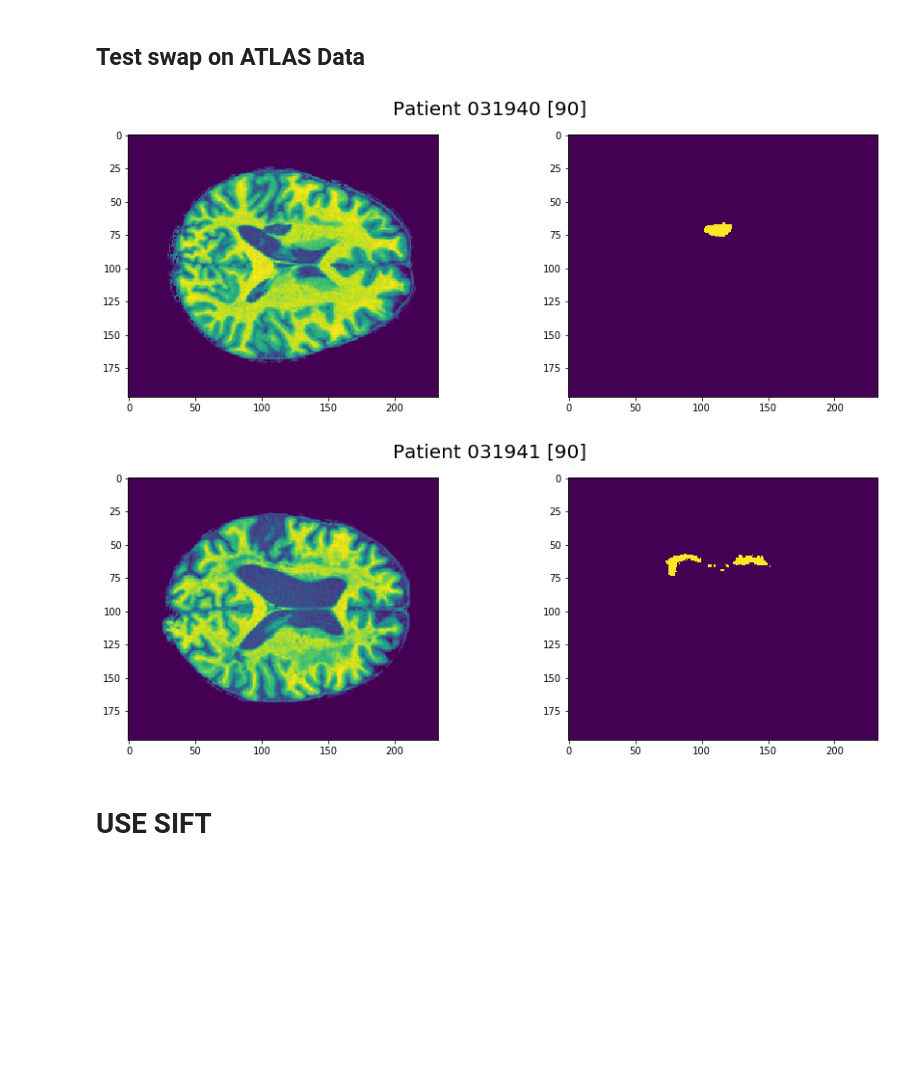
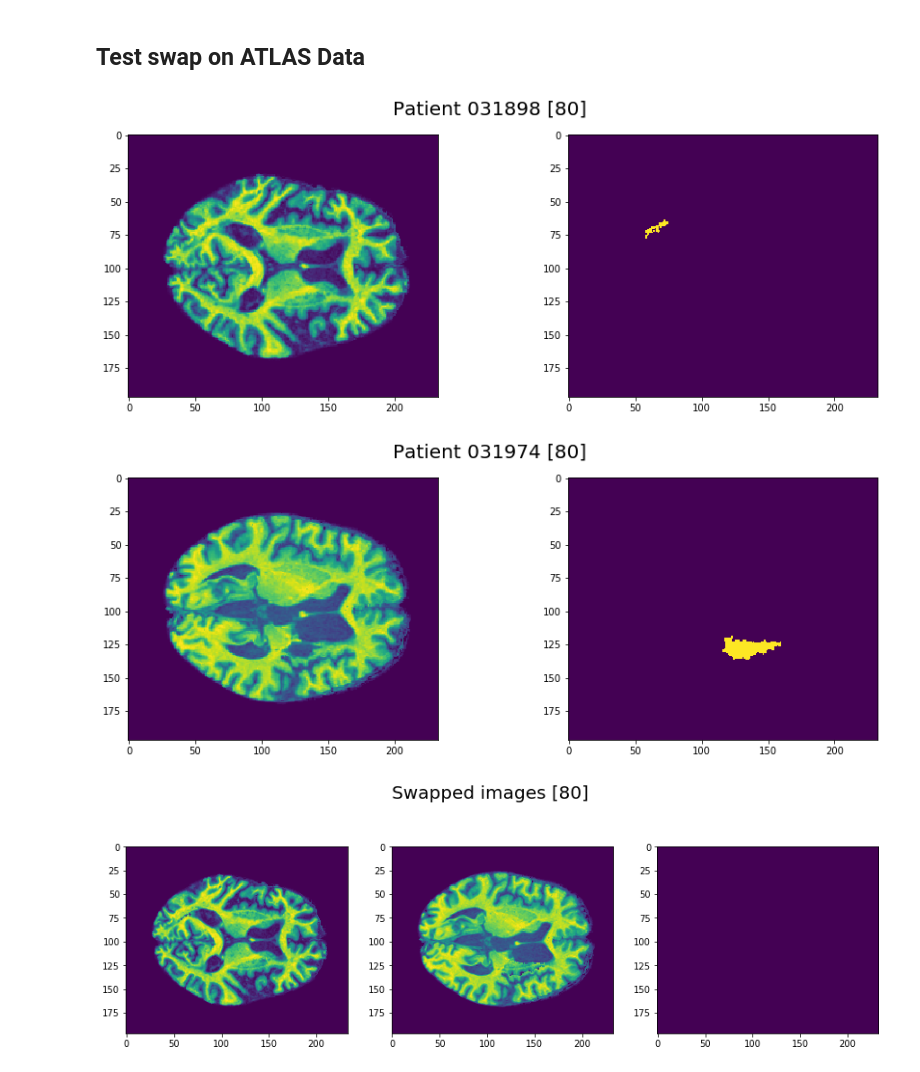
Before and after one commit to devhliu/MIP-DeepStroke, a Jupyter notebook: Data Augmentation.ipynb, the cells around one changed output. Cells and saved outputs as stored; diff of their text form; code cells hidden in the pictures; blank space fills up the shorter version.

```diff
--- a/Data Augmentation.ipynb
+++ b/Data Augmentation.ipynb
@@ -207,7 +208,7 @@ plt.show()
 ## Test swap on ATLAS Data
 # %%
 import os
-def plot_patient(path,patient, layer):
+def plot_patient(path, patient, layer, return_image_and_labels = False):
     path = os.path.join(path,str(patient),"t01")
     nii_file = nb.load(os.path.join(path,'output.nii'))
     img = nii_file.get_data()
@@ -223,15 +224,34 @@ def plot_patient(path,patient, layer):
     plt.imshow(lesion[:,:,layer])
     fig.suptitle("Patient "+patient+" [{}]".format(layer),fontsize=20)
     plt.show()
+
+    if return_image_and_labels:
+        return img,lesion
+
+def plot_image(img1, img2, lesion, layer):
+    fig = plt.figure(figsize=[15,5])
+    plt.subplot(131)
+    plt.imshow(img1[:,:,layer])
+    plt.subplot(132)
+    plt.imshow(img2[:,:,layer])
+    plt.subplot(133)
+    plt.imshow(lesion[:,:,layer])
+    fig.suptitle("Swapped images [{}]".format(layer),fontsize=20)
+    plt.show()
-# %%
-site=7
-path = "/home/simon/Datasets/Stroke_DeepLearning_ATLASdataset/Site"+str(site)+"/"
-layer = 90
-
-plot_patient(path,"031940",layer)
-plot_patient(path,"031941",layer)
-# %% [output]
-[figure, removed]
-[figure, removed]
-# %% [markdown]
-# USE SIFT
+# %%
+siteA=5
+pathA = "/home/simon/Datasets/Stroke_DeepLearning_ATLASdataset/Site"+str(siteA)+"/"
+siteB=9
+pathB = "/home/simon/Datasets/Stroke_DeepLearning_ATLASdataset/Site"+str(siteB)+"/"
+layer = 80
+
+image_a, lesion_a = plot_patient(pathA,"031898",layer, return_image_and_labels=True)
+image_b, lesion_b = plot_patient(pathB,"031974",layer, return_image_and_labels=True)
+# %% [output]
+[figure, added]
+[figure, added]
+# %%
+transform_a, transform_b, intersection = image_swap(image_a, image_b, lesion_a, lesion_b)
+plot_image(transform_a,transform_b,intersection,80)
+# %% [output]
+[figure, added]
```
Also changed, not shown: parts of 6 cells of this notebook, 2 other files.
